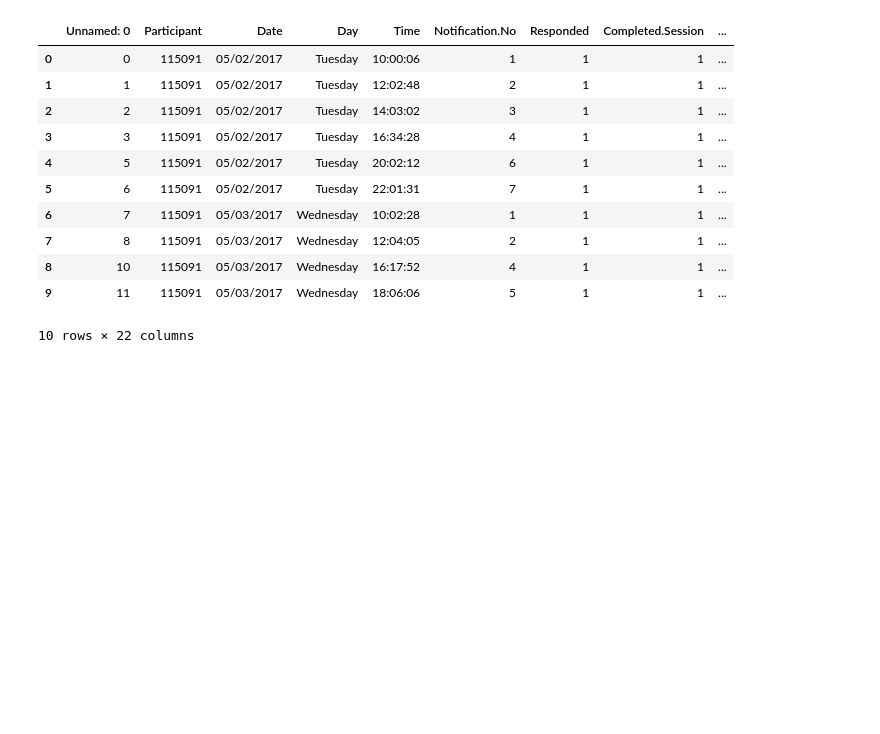
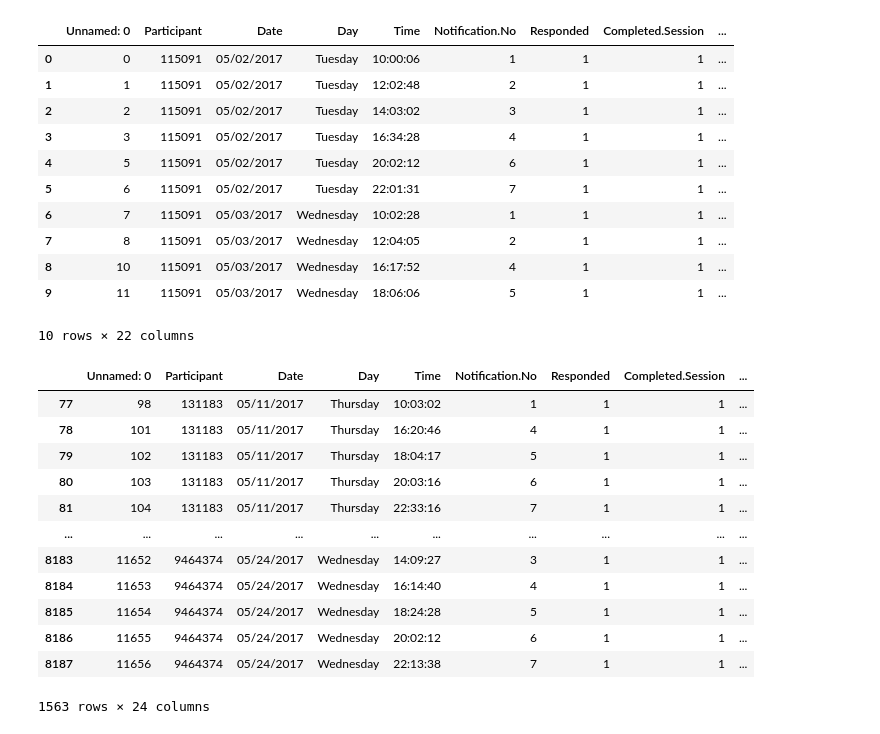
Before and after one commit to hialstkd/Social_Media_And_Happiness, a Jupyter notebook: ariana_grande.ipynb, the cells around one changed output. Drawn from its saved outputs; the diff is of its cells as text; code cells hidden in the pictures; blank space fills up the shorter version.

```diff
--- a/ariana_grande.ipynb
+++ b/ariana_grande.ipynb
@@ -24,0 +22,53 @@ data_df.head(10)
+# %%
+relevant_participants = [131183,
+680605,
+883656,
+3519030,
+3939906,
+3966074,
+4025837,
+4426159,
+4545717,
+4620015,
+4804938,
+5485419,
+5625691,
+5720405,
+6203827,
+7027026,
+7345751,
+7949149,
+8039514,
+8114008,
+8353768,
+8810136,
+9076249,
+9464374]
+ariana_df = data_df[data_df['Participant'].isin(relevant_participants)]
+# %%
+days = []
+for index, row in ariana_df.iterrows():
+    if row['Date'] == '05/22/2017':
+        days.append("Day of Manchester Bombing")
+    else:
+        days.append("Normal Days")
+
+ariana_df['Timestamp'] = ariana_df['Date'] + " " + ariana_df['Time']
+ariana_df['News Day'] = days
+
+
+ariana_df
+# %% [output]
+|  | Unnamed: 0 | Participant | Date | Day | Time | Notification.No | Responded | Completed.Session | ... |
+| 77 | 98 | 131183 | 05/11/2017 | Thursday | 10:03:02 | 1 | 1 | 1 | ... |
+| 78 | 101 | 131183 | 05/11/2017 | Thursday | 16:20:46 | 4 | 1 | 1 | ... |
+| 79 | 102 | 131183 | 05/11/2017 | Thursday | 18:04:17 | 5 | 1 | 1 | ... |
+| 80 | 103 | 131183 | 05/11/2017 | Thursday | 20:03:16 | 6 | 1 | 1 | ... |
+| 81 | 104 | 131183 | 05/11/2017 | Thursday | 22:33:16 | 7 | 1 | 1 | ... |
+| ... | ... | ... | ... | ... | ... | ... | ... | ... | ... |
+| 8183 | 11652 | 9464374 | 05/24/2017 | Wednesday | 14:09:27 | 3 | 1 | 1 | ... |
+| 8184 | 11653 | 9464374 | 05/24/2017 | Wednesday | 16:14:40 | 4 | 1 | 1 | ... |
+| 8185 | 11654 | 9464374 | 05/24/2017 | Wednesday | 18:24:28 | 5 | 1 | 1 | ... |
+| 8186 | 11655 | 9464374 | 05/24/2017 | Wednesday | 20:02:12 | 6 | 1 | 1 | ... |
+| 8187 | 11656 | 9464374 | 05/24/2017 | Wednesday | 22:13:38 | 7 | 1 | 1 | ... |
+1563 rows × 24 columns
```
Also changed, not shown: parts of 8 cells of this notebook.
